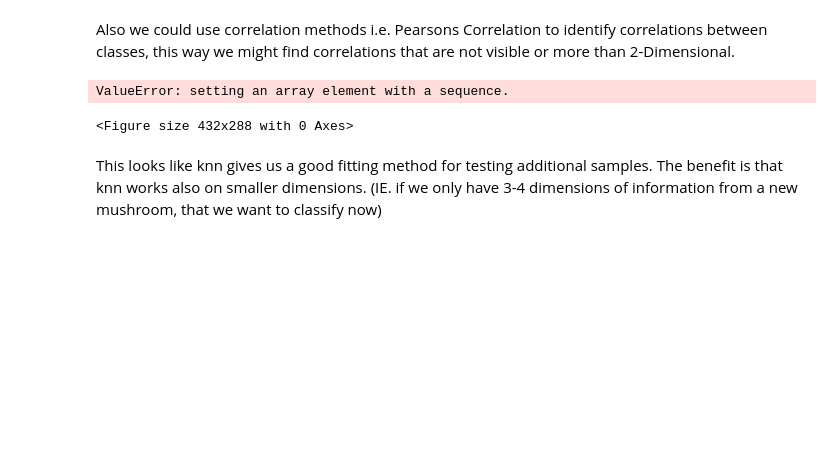
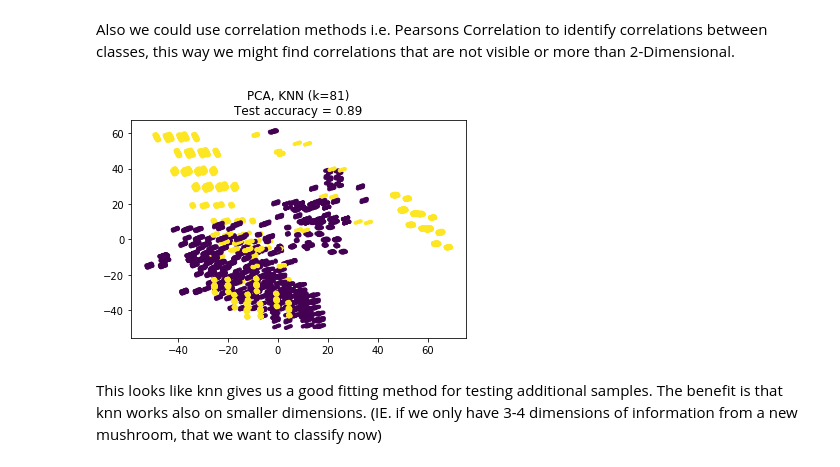
Before and after one commit to crownedone/mushrooms, a Jupyter notebook: Mushrooms.ipynb, the cells around one changed output. Drawn from its saved outputs; the diff is of its cells as text; code cells hidden in the pictures; blank space fills up the shorter version.

```diff
--- a/Mushrooms.ipynb
+++ b/Mushrooms.ipynb
@@ -225,7 +234,7 @@ X_enc = MultiColumnLabelEncoder().fit_transform(X.head(numData))
 # Transferring to numerical values using LabelEncoder
 
 #X_enc = pd.DataFrame(dataset_encoded, columns=featured_classes)
-y_enc = MultiColumnLabelEncoder().fit_transform(y.head(numData)) #pd.DataFrame(dataset_encoded, columns=['class'])
+y_enc = MultiColumnLabelEncoder().fit_transform(y)#.head(numData)) #pd.DataFrame(dataset_encoded, columns=['class'])
 # %%
 dataset_names.head()
 # %% [output]
@@ -278,37 +287,36 @@ from sklearn.pipeline import make_pipeline
 from sklearn.preprocessing import StandardScaler
 
 random_state = 42
 
 # Split into train/test
 X_train, X_test, y_train, y_test = train_test_split(X_enc, y_enc, test_size=0.8, stratify=y_labels,
                      random_state=random_state)
 
 # Reduce dimension to 2 with PCA
-pca = make_pipeline(StandardScaler(),
+pca = make_pipeline(#StandardScaler(),
                     PCA(n_components=2, random_state=random_state))
 
 # Use a nearest neighbor classifier to evaluate the methods
 # p = 2 we are looking for Mushroom edible or not
 knn = KNeighborsClassifier(n_neighbors=n_neighbors,p=2,metric='euclidean')
 plt.figure()
-pca.fit(X_train, y_train)
+pca.fit(X_train.values, y_train)
 
 # Fit a nearest neighbor classifier on the embedded training set
 knn.fit(pca.transform(X_train), y_train)
 
 # Compute the nearest neighbor accuracy on the embedded test set
 acc_knn = knn.score(pca.transform(X_test), y_test)
 
 # Embed the data set in 2 dimensions using the fitted model
 X_embedded = pca.transform(X_enc)
 
 # Plot the projected points and show the evaluation score
 plt.scatter(X_embedded[:, 0], X_embedded[:, 1], c=y_labels, s=10)
 plt.title("{}, KNN (k={})\nTest accuracy = {:.2f}".format('PCA', n_neighbors, acc_knn))
 plt.show()
 # %% [output]
-ValueError: setting an array element with a sequence.
-<Figure size 432x288 with 0 Axes>
+[figure, added]
 # %% [markdown]
 This looks like knn gives us a good fitting method for testing additional samples.
 The benefit is that knn works also on smaller dimensions. (IE. if we only have 3-4 dimensions of information from a new mushroom, that we want to classify now)
```
Also changed, not shown: parts of 7 cells of this notebook.
